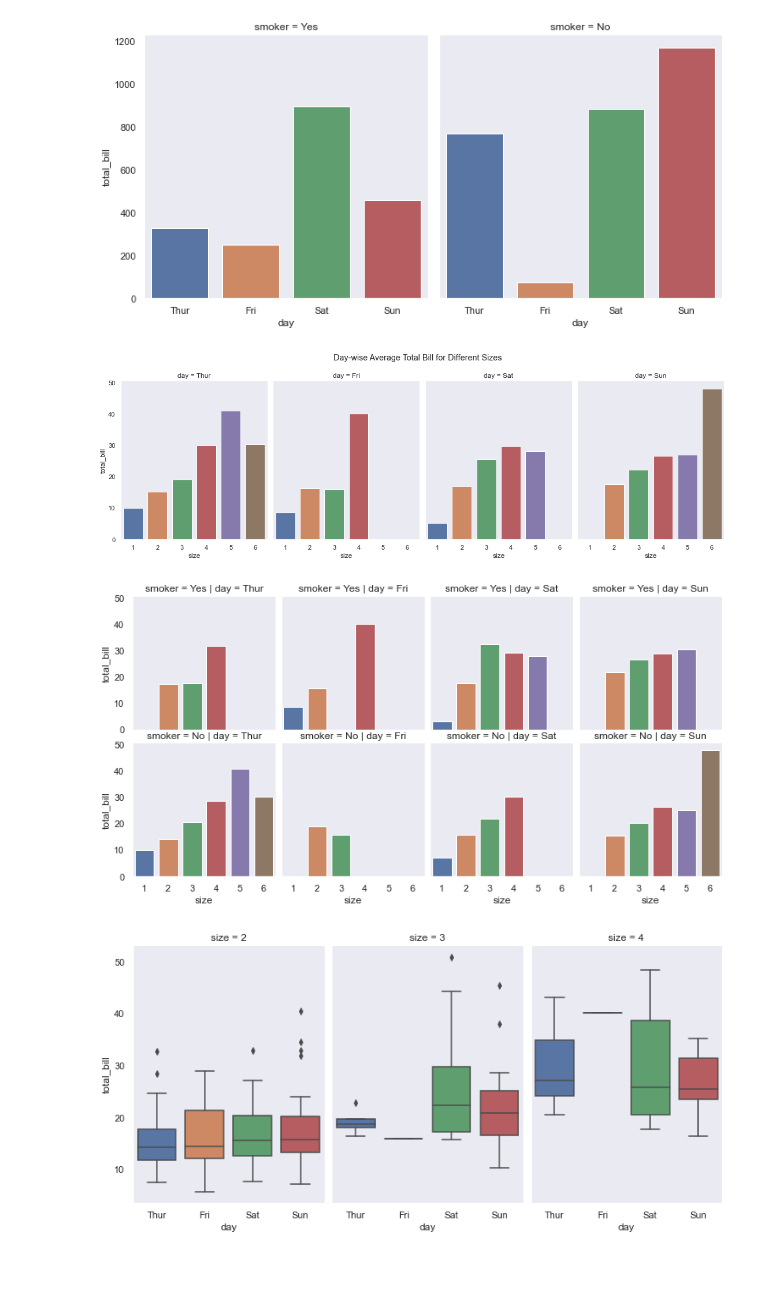
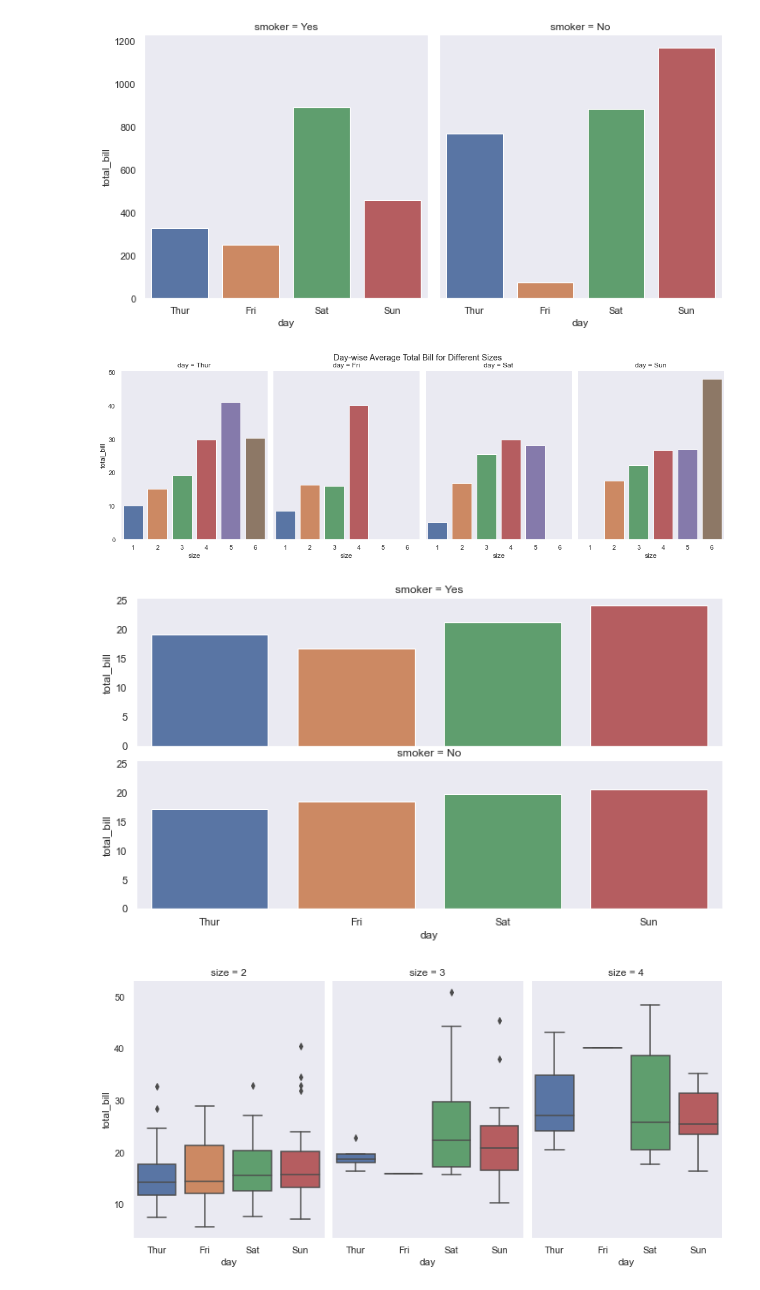
Before and after one commit to srikanthpragada/DS_29_JUNE_2021, a Jupyter notebook: plots/seaborn_demo.ipynb, the cells around one changed output. Drawn from its saved outputs; the diff is of its cells as text; code cells hidden in the pictures.

```diff
--- a/plots/seaborn_demo.ipynb
+++ b/plots/seaborn_demo.ipynb
@@ -92,14 +92,14 @@ sns.catplot(x="day",y="total_bill",data=tips, col="smoker", kind='bar', ci=False
 ax = sns.catplot(x="size",y="total_bill",data=tips, col="day", kind='bar', ci=False)
 ax.fig.suptitle("Day-wise Average Total Bill for Different Sizes")
 ax.fig.set_size_inches(15,5)
-ax.fig.subplots_adjust(top=.85)
+ax.fig.subplots_adjust(top=.90)
 # %% [output]
-[figure, old version]
+[figure, new version]
 # %%
-ax = sns.catplot(x="size",y="total_bill",data=tips, col="day", row="smoker", kind='bar', ci=False)
+ax = sns.catplot(x="day",y="total_bill",data=tips,row="smoker", kind='bar', ci=False)
 plt.gcf().set_size_inches(10,5)
 # %% [output]
-[figure, old version]
+[figure, new version]
 # %%
 seltips = tips[tips['size'].isin([2,3,4])]
 sns.catplot(x="day",y="total_bill",data=seltips,col="size", kind='box')
```
Also changed, not shown: parts of 9 cells of this notebook, 4 other files.
